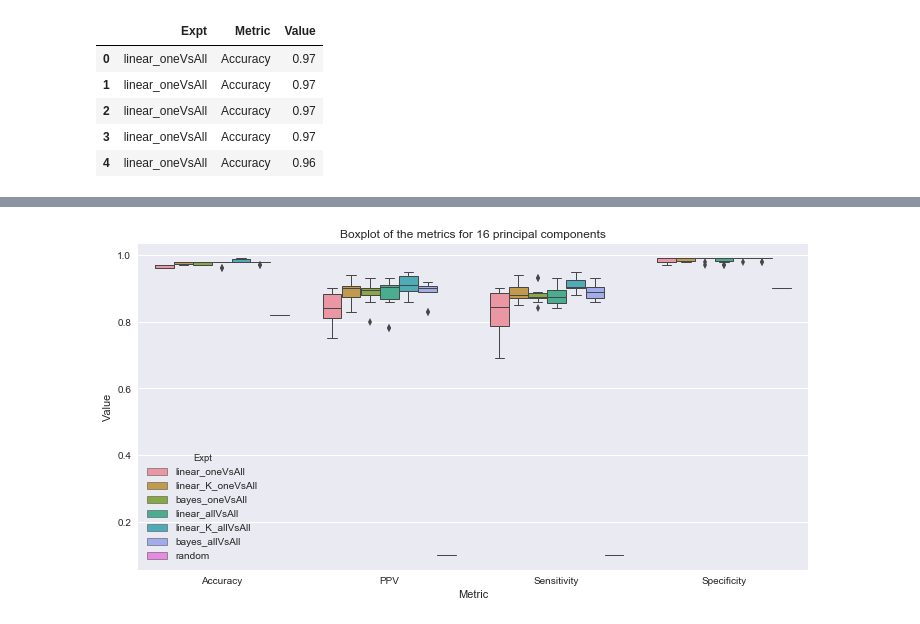
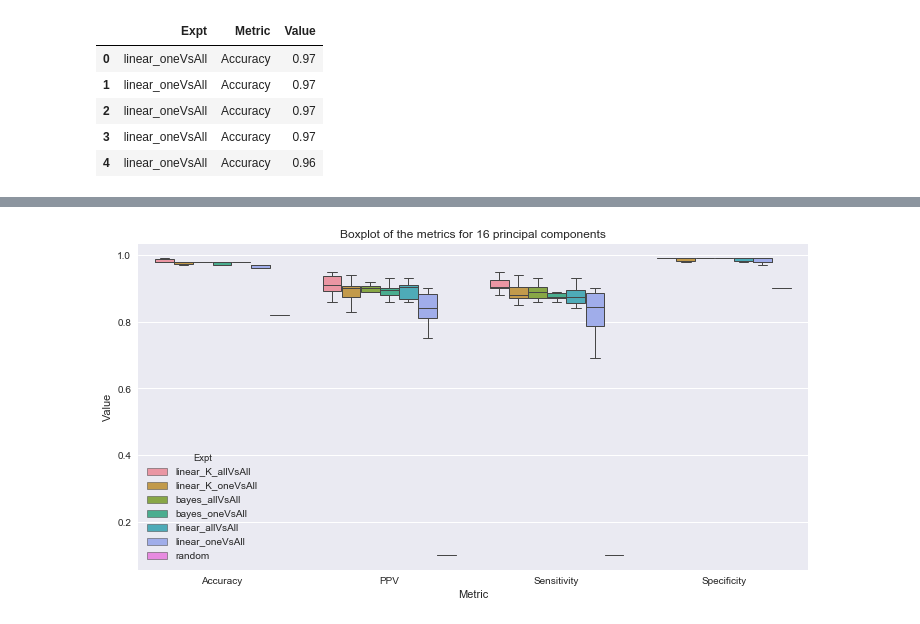
Before and after one commit to teambengio/finalproject, a Jupyter notebook: finalproject-allvsall.ipynb, the cells around one changed output, grey strips where cells are left out. Cells and saved outputs as stored; diff of their text form; code cells hidden in the pictures.

Commit message:
reordered the box plot

```diff
--- a/finalproject-allvsall.ipynb
+++ b/finalproject-allvsall.ipynb
@@ -1159,0 +1172,4 @@ import seaborn as sns
+# %%
+order = sorted(dfm.Expt.unique())
+hue_order =[order[x] for x in [2,3,0,1,4,5,6]]
+hue_order
@@ -1160,9 +1184,9 @@ import seaborn as sns
 # %%
 title = "Boxplot of the metrics for {} principal components".format(numPC)
 fig, ax = plt.subplots(figsize=(12,6))
-sns.boxplot(ax=ax,x="Metric",y="Value",data=dfm, hue="Expt", linewidth=1).set_title(title)
+sns.boxplot(ax=ax,x="Metric",y="Value",data=dfm, hue="Expt", showfliers=False, hue_order=hue_order,linewidth=1).set_title(title)
 fName = os.path.join(pDir,'box_metrics_n{}_{}.png'.format(numPC,rev))
 savefig(fName, bbox_inches='tight')
 sns.plt.show()
 # %% [output]
-[figure, old version]
+[figure, new version]
```
Also changed, not shown: parts of 2 cells of this notebook, 2 other files.
